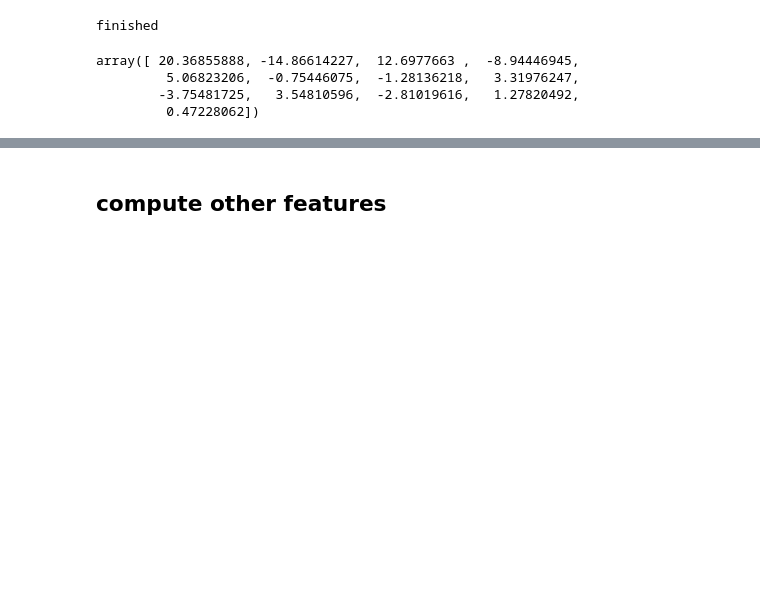
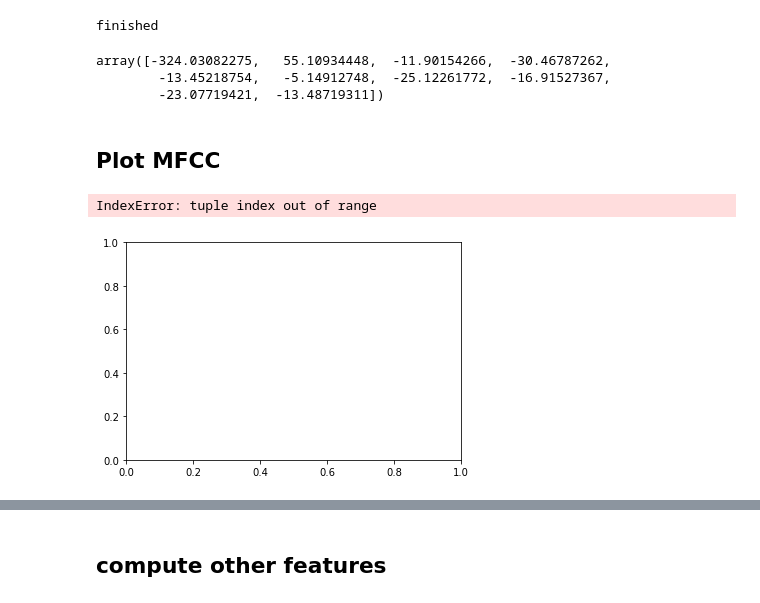
Before and after one commit to FrancescoZumo/CMLS-homework-1, a Jupyter notebook: spoken_digit_classification.ipynb, the cells around one changed output, grey strips where cells are left out. Saved outputs shown, nothing was run; the diff lists cells and outputs as text; code cells hidden in the pictures; blank space fills up the shorter version.

```diff
--- a/spoken_digit_classification.ipynb
+++ b/spoken_digit_classification.ipynb
@@ -115,7 +53,7 @@ dict_test_mfcc = {'zero': [], 'one': [], 'two': [], 'three': [], 'four': [], 'fi
 
 
 # why 13? try different values. check warning
-n_mfcc = 13
+n_mfcc = 10
 
 df_list = [train, test]
 
@@ -132,7 +70,8 @@ for index, data in enumerate(df_list):
         # compute mfcc
         for index2, f in enumerate(data[c]):
             audio, fs = librosa.load(os.path.join(root, f), sr=None)
-            mfcc = compute_mfcc(audio, fs, n_mfcc)
+            mfcc = librosa.feature.mfcc(y=audio, sr=fs, n_mfcc=n_mfcc)
+            #mfcc = compute_mfcc(audio, fs, n_mfcc)
             #temp_features[index2, :] = np.mean(mfcc, axis=1)
             # store results for current class and file
             if index == 0:
@@ -146,7 +85,18 @@ finished
 # check one mfcc
 dict_train_mfcc['one'][25]
 # %% [output]
-array([ 20.36855888, -14.86614227,  12.6977663 ,  -8.94446945,
-         5.06823206,  -0.75446075,  -1.28136218,   3.31976247,
-        -3.75481725,   3.54810596,  -2.81019616,   1.27820492,
-         0.47228062])
+array([-324.03082275,   55.10934448,  -11.90154266,  -30.46787262,
+        -13.45218754,   -5.14912748,  -25.12261772,  -16.91527367,
+        -23.07719421,  -13.48719311])
+# %% [markdown]
+## Plot MFCC
+# %%
+import matplotlib.pyplot as plt
+from librosa import display
+fig, ax = plt.subplots()
+img = display.specshow(dict_train_mfcc['one'][0], x_axis='time', ax=ax)
+fig.colorbar(img, ax=ax)
+ax.set(title='MFCC')
+# %% [output]
+IndexError: tuple index out of range
+[figure, added]
```
Also changed, not shown: parts of 52 cells of this notebook.
